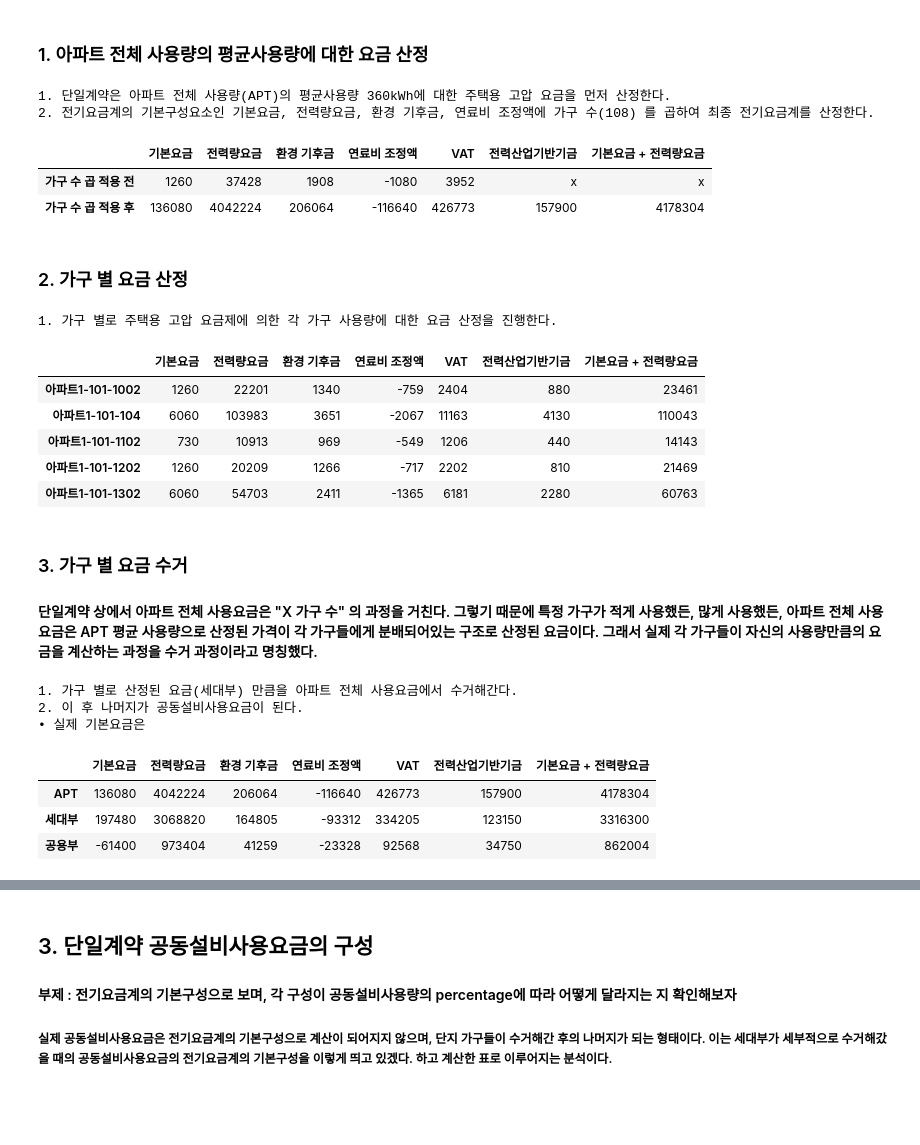
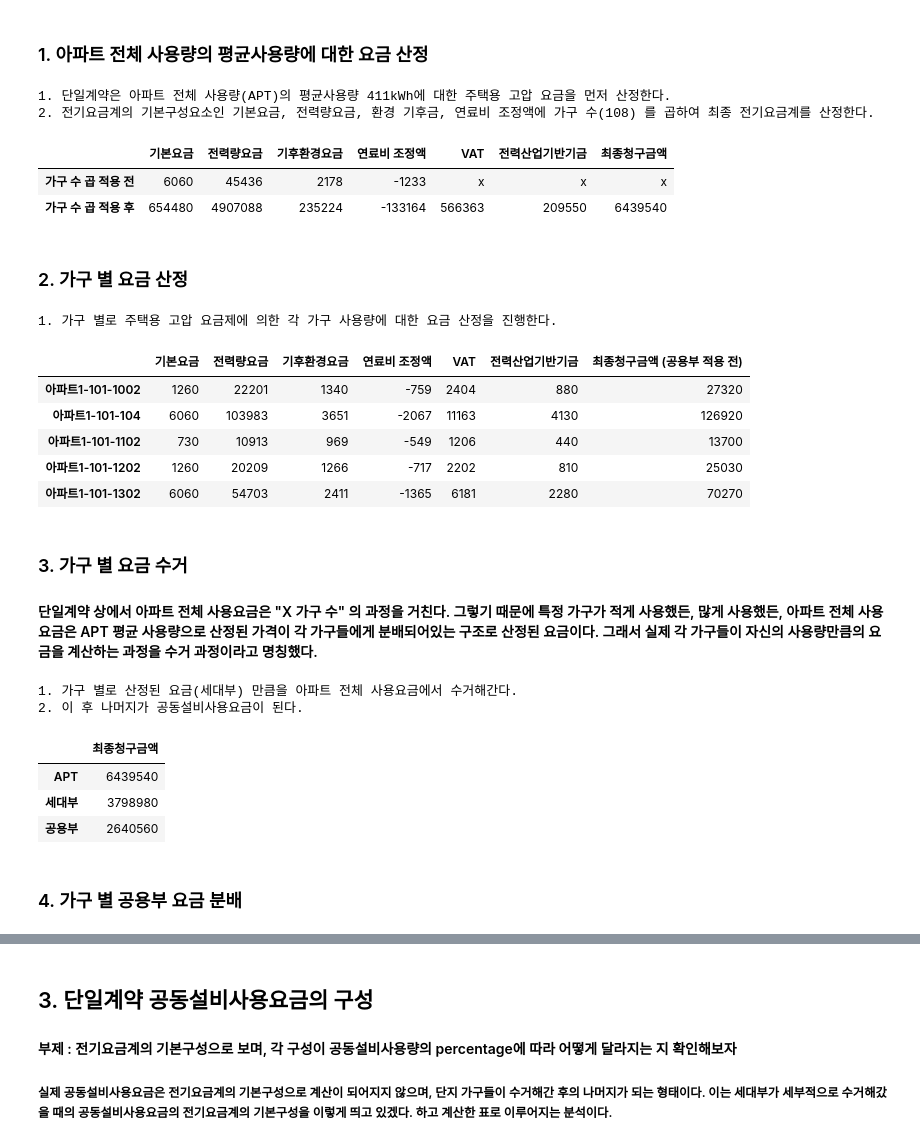
Before and after one commit to formegusto/what-is-public-fee, a Jupyter notebook: What is public fee?.ipynb, the cells around one changed output, grey strips where cells are left out. Cells and saved outputs as stored; diff of their text form; code cells hidden in the pictures; blank space fills up the shorter version.

```diff
--- a/What is public fee?.ipynb
+++ b/What is public fee?.ipynb
@@ -62,8 +62,17 @@ month_df.reset_index(inplace=True)
 
 month_df.columns = ['name', 'usage (kWh)']
 
-PUBLIC_PERCENTAGE = 10
+households_kWh = month_df['usage (kWh)'].sum()
+PUBLIC_PERCENTAGE = 30
 APT = round((households_kWh * 100) / (100 - PUBLIC_PERCENTAGE))
 
+calc = crs.models.ManagementOffice(
+        month=_month,
+        households=month_df,
+        APT=APT,
+        contract="단일계약"
+    )
+apt = calc.apart
+
 crs.utils.print_apt_info(_month, month_df, APT)
 # %% [output]
@@ -78,28 +87,30 @@ APT : 34,560kWh (평균 사용량: 320kWh)
 # %% [markdown]
 ### 1. 아파트 전체 사용량의 평균사용량에 대한 요금 산정
 # %%
-apt_pd = pd.DataFrame(columns=['기본요금', '전력량요금', '환경 기후금', '연료비 조정액', 'VAT', '전력산업기반기금', '기본요금 + 전력량요금'])
-
+# apt_pd = pd.DataFrame(columns=['기본요금', '전력량요금', '기후환경요금', '연료비 조정액', 'VAT', '전력산업기반기금', '기본요금 + 전력량요금', '최종청구금액'])
+apt_pd = pd.DataFrame(columns=['기본요금', '전력량요금', '기후환경요금', '연료비 조정액', 'VAT', '전력산업기반기금', '최종청구금액'])
 
 apt_pd = apt_pd.append(
     pd.Series({
         "기본요금" : apt.basic,
         "전력량요금" : apt.elec_rate,
-        "환경 기후금" : apt.env,
+        "기후환경요금" : apt.env,
         "연료비 조정액" : apt.fuel * -1,
-        'VAT': round(calc.elec_bill * 0.1 / len(month_df)),
+        'VAT': "x",
         '전력산업기반기금': "x",
-        '기본요금 + 전력량요금': "x"
+#         '기본요금 + 전력량요금': "x",
+        '최종청구금액': "x",
     }, name="가구 수 곱 적용 전"))
 apt_pd = apt_pd.append(
     pd.Series({
         "기본요금" : apt.basic * len(month_df),
         "전력량요금" : apt.elec_rate * len(month_df),
-        "환경 기후금" : apt.env * len(month_df),
+        "기후환경요금" : apt.env * len(month_df),
         "연료비 조정액" : apt.fuel * len(month_df) * -1,
         'VAT': round(calc.elec_bill * 0.1),
         '전력산업기반기금': round(mt.floor(calc.elec_bill * 0.037 * 0.1) * 10),
-        '기본요금 + 전력량요금': apt.basic * len(month_df) + apt.elec_rate * len(month_df)
+#         '기본요금 + 전력량요금': apt.basic * len(month_df) + apt.elec_rate * len(month_df),
+        '최종청구금액': calc.bill
     }, name="가구 수 곱 적용 후"))
 
 print()
@@ -114,28 +125,30 @@ print()
 
 apt_pd
 # %% [output]
-1. 단일계약은 아파트 전체 사용량(APT)의 평균사용량 360kWh에 대한 주택용 고압 요금을 먼저 산정한다.
+1. 단일계약은 아파트 전체 사용량(APT)의 평균사용량 411kWh에 대한 주택용 고압 요금을 먼저 산정한다.
 2. 전기요금계의 기본구성요소인 기본요금, 전력량요금, 환경 기후금, 연료비 조정액에 가구 수(108) 를 곱하여 최종 전기요금계를 산정한다.
-|  | 기본요금 | 전력량요금 | 환경 기후금 | 연료비 조정액 | VAT | 전력산업기반기금 | 기본요금 + 전력량요금 |
-| 가구 수 곱 적용 전 | 1260 | 37428 | 1908 | -1080 | 3952 | x | x |
-| 가구 수 곱 적용 후 | 136080 | 4042224 | 206064 | -116640 | 426773 | 157900 | 4178304 |
+|  | 기본요금 | 전력량요금 | 기후환경요금 | 연료비 조정액 | VAT | 전력산업기반기금 | 최종청구금액 |
+| 가구 수 곱 적용 전 | 6060 | 45436 | 2178 | -1233 | x | x | x |
+| 가구 수 곱 적용 후 | 654480 | 4907088 | 235224 | -133164 | 566363 | 209550 | 6439540 |
 # %% [markdown]
 ### 2. 가구 별 요금 산정
 # %%
 households = calc.households
 
-households_pd = pd.DataFrame(columns=['기본요금', '전력량요금', '환경 기후금', '연료비 조정액', 'VAT', '전력산업기반기금', '기본요금 + 전력량요금'])
+# households_pd = pd.DataFrame(columns=['기본요금', '전력량요금', '기후환경요금', '연료비 조정액', 'VAT', '전력산업기반기금', '기본요금 + 전력량요금'])
+households_pd = pd.DataFrame(columns=['기본요금', '전력량요금', '기후환경요금', '연료비 조정액', 'VAT', '전력산업기반기금', '최종청구금액 (공용부 적용 전)'])
 
 for household in households:
     households_pd = households_pd.append(
         pd.Series({
             "기본요금" : household.basic,
             "전력량요금" : household.elec_rate - household.guarantee,
-            "환경 기후금" : household.env,
+            "기후환경요금" : household.env,
             "연료비 조정액" : household.fuel * -1,
             'VAT': int(household.vat),
             '전력산업기반기금': int(household.fund),
-            '기본요금 + 전력량요금': household.basic + household.elec_rate
+#             '기본요금 + 전력량요금': household.basic + household.elec_rate
+            '최종청구금액 (공용부 적용 전)': household.elec_bill_vat_fund
         }, name=household.name))
 
 print()
@@ -144,31 +157,33 @@ print()
 households_pd.head()
 # %% [output]
 1. 가구 별로 주택용 고압 요금제에 의한 각 가구 사용량에 대한 요금 산정을 진행한다.
-|  | 기본요금 | 전력량요금 | 환경 기후금 | 연료비 조정액 | VAT | 전력산업기반기금 | 기본요금 + 전력량요금 |
-| 아파트1-101-1002 | 1260 | 22201 | 1340 | -759 | 2404 | 880 | 23461 |
-| 아파트1-101-104 | 6060 | 103983 | 3651 | -2067 | 11163 | 4130 | 110043 |
-| 아파트1-101-1102 | 730 | 10913 | 969 | -549 | 1206 | 440 | 14143 |
-| 아파트1-101-1202 | 1260 | 20209 | 1266 | -717 | 2202 | 810 | 21469 |
-| 아파트1-101-1302 | 6060 | 54703 | 2411 | -1365 | 6181 | 2280 | 60763 |
+|  | 기본요금 | 전력량요금 | 기후환경요금 | 연료비 조정액 | VAT | 전력산업기반기금 | 최종청구금액 (공용부 적용 전) |
+| 아파트1-101-1002 | 1260 | 22201 | 1340 | -759 | 2404 | 880 | 27320 |
+| 아파트1-101-104 | 6060 | 103983 | 3651 | -2067 | 11163 | 4130 | 126920 |
+| 아파트1-101-1102 | 730 | 10913 | 969 | -549 | 1206 | 440 | 13700 |
+| 아파트1-101-1202 | 1260 | 20209 | 1266 | -717 | 2202 | 810 | 25030 |
+| 아파트1-101-1302 | 6060 | 54703 | 2411 | -1365 | 6181 | 2280 | 70270 |
 # %% [markdown]
 ### 3. 가구 별 요금 수거
 #### 단일계약 상에서 아파트 전체 사용요금은 "X 가구 수" 의 과정을 거친다. 그렇기 때문에 특정 가구가 적게 사용했든, 많게 사용했든,  아파트 전체 사용요금은 APT 평균 사용량으로 산정된 가격이 각 가구들에게 분배되어있는 구조로 산정된 요금이다. 그래서 실제 각 가구들이 자신의 사용량만큼의 요금을 계산하는 과정을 수거 과정이라고 명칭했다.
 # %%
-analysis_pd = pd.concat([apt_pd.loc['가구 수 곱 적용 후'],households_pd.sum(), apt_pd.loc['가구 수 곱 적용 후'] - households_pd.sum()], axis=1).T
+_households_pd = households_pd.rename({"최종청구금액 (공용부 적용 전)": "최종청구금액"}, axis=1)
+analysis_pd = pd.concat([apt_pd.loc['가구 수 곱 적용 후'],_households_pd.sum(), apt_pd.loc['가구 수 곱 적용 후'] -
+                         _households_pd.sum()], axis=1).T
 analysis_pd.index = ['APT', '세대부', '공용부']
 
 print()
 print("1. 가구 별로 산정된 요금(세대부) 만큼을 아파트 전체 사용요금에서 수거해간다.")
 print("2. 이 후 나머지가 공동설비사용요금이 된다.")
-print("• 실제 기본요금은 ")
 print()
 
-analysis_pd
+pd.DataFrame(analysis_pd['최종청구금액'])
 # %% [output]
 1. 가구 별로 산정된 요금(세대부) 만큼을 아파트 전체 사용요금에서 수거해간다.
 2. 이 후 나머지가 공동설비사용요금이 된다.
-• 실제 기본요금은
-|  | 기본요금 | 전력량요금 | 환경 기후금 | 연료비 조정액 | VAT | 전력산업기반기금 | 기본요금 + 전력량요금 |
-| APT | 136080 | 4042224 | 206064 | -116640 | 426773 | 157900 | 4178304 |
-| 세대부 | 197480 | 3068820 | 164805 | -93312 | 334205 | 123150 | 3316300 |
-| 공용부 | -61400 | 973404 | 41259 | -23328 | 92568 | 34750 | 862004 |
+|  | 최종청구금액 |
+| APT | 6439540 |
+| 세대부 | 3798980 |
+| 공용부 | 2640560 |
+# %% [markdown]
+### 4. 가구 별 공용부 요금 분배
```
Also changed, not shown: parts of 12 cells of this notebook, 1 other file.
